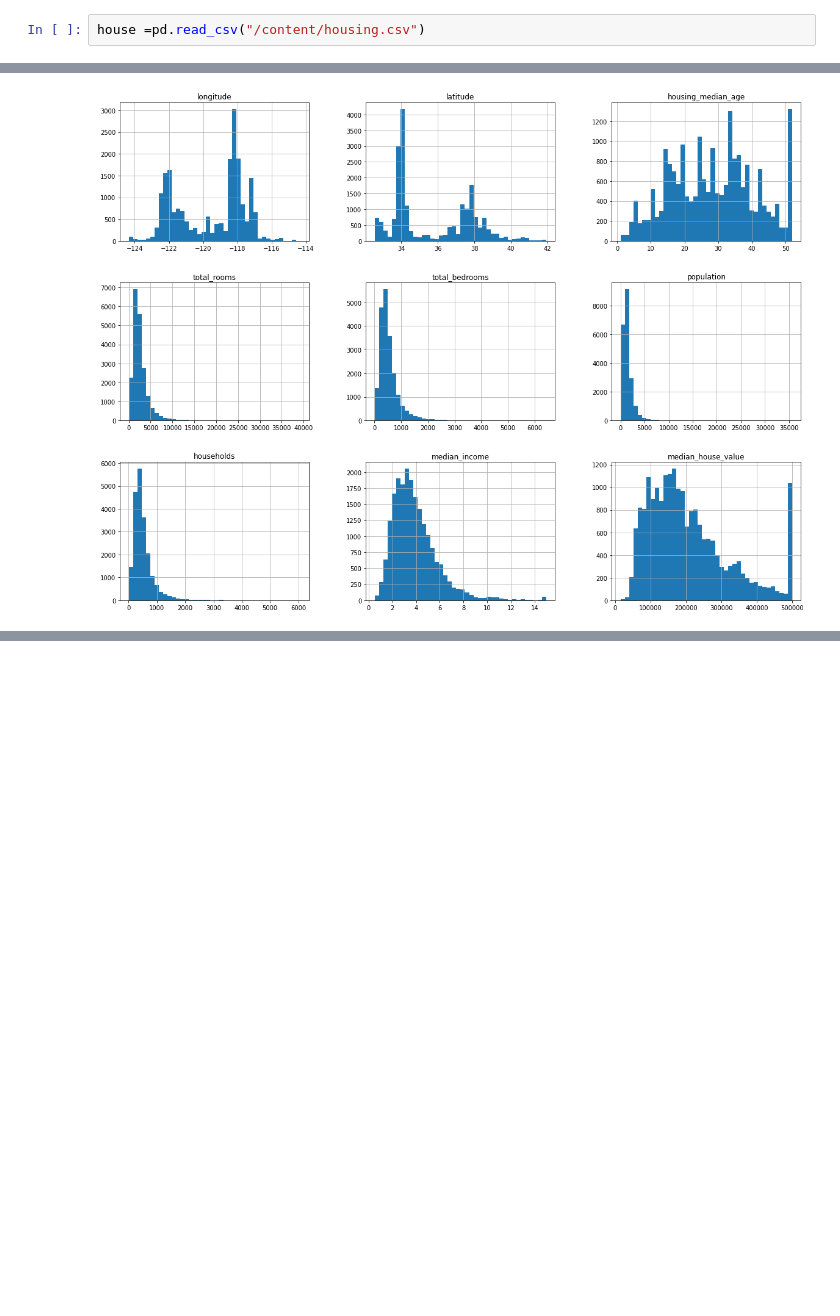
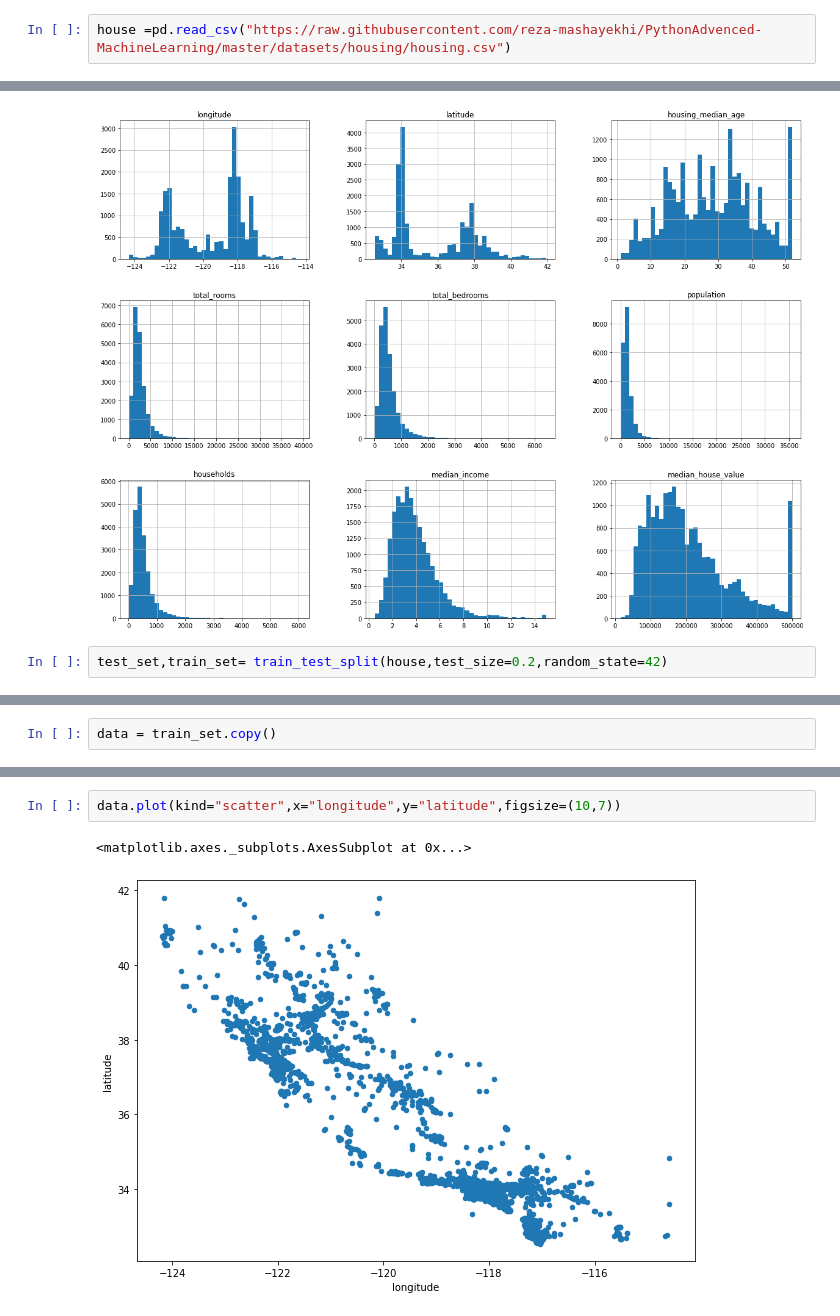
Before and after one commit to sulaimanQasimi/Pandas, a Jupyter notebook: Pandas_CSV_.ipynb, the cells around one changed output, grey strips where cells are left out. Cells and saved outputs as stored; diff of their text form; blank space fills up the shorter version.

```diff
--- a/Pandas_CSV_.ipynb
+++ b/Pandas_CSV_.ipynb
@@ -8,7 +11,7 @@ download lin
 ---
 <a href="https://github.com/reza-mashayekhi/PythonAdvenced-MachineLearning/blob/master/datasets/housing/housing.csv">download </a>
 # %%
-house =pd.read_csv("/content/housing.csv")
+house =pd.read_csv("https://raw.githubusercontent.com/reza-mashayekhi/PythonAdvenced-MachineLearning/master/datasets/housing/housing.csv")
 # %%
 house.head()
 # %% [output]
@@ -112,3 +115,5 @@ array([[<matplotlib.axes._subplots.AxesSubplot object at 0x...>,
         <matplotlib.axes._subplots.AxesSubplot object at 0x...>]],
       dtype=object)
 [figure]
+# %%
+test_set,train_set= train_test_split(house,test_size=0.2,random_state=42)
@@ -114,0 +133,2 @@ array([[<matplotlib.axes._subplots.AxesSubplot object at 0x...>,
+# %%
+data = train_set.copy()
@@ -114,0 +144,5 @@ array([[<matplotlib.axes._subplots.AxesSubplot object at 0x...>,
+# %%
+data.plot(kind="scatter",x="longitude",y="latitude",figsize=(10,7))
+# %% [output]
+<matplotlib.axes._subplots.AxesSubplot at 0x...>
+[figure, added]
```
Also changed, not shown: parts of 7 cells of this notebook.
